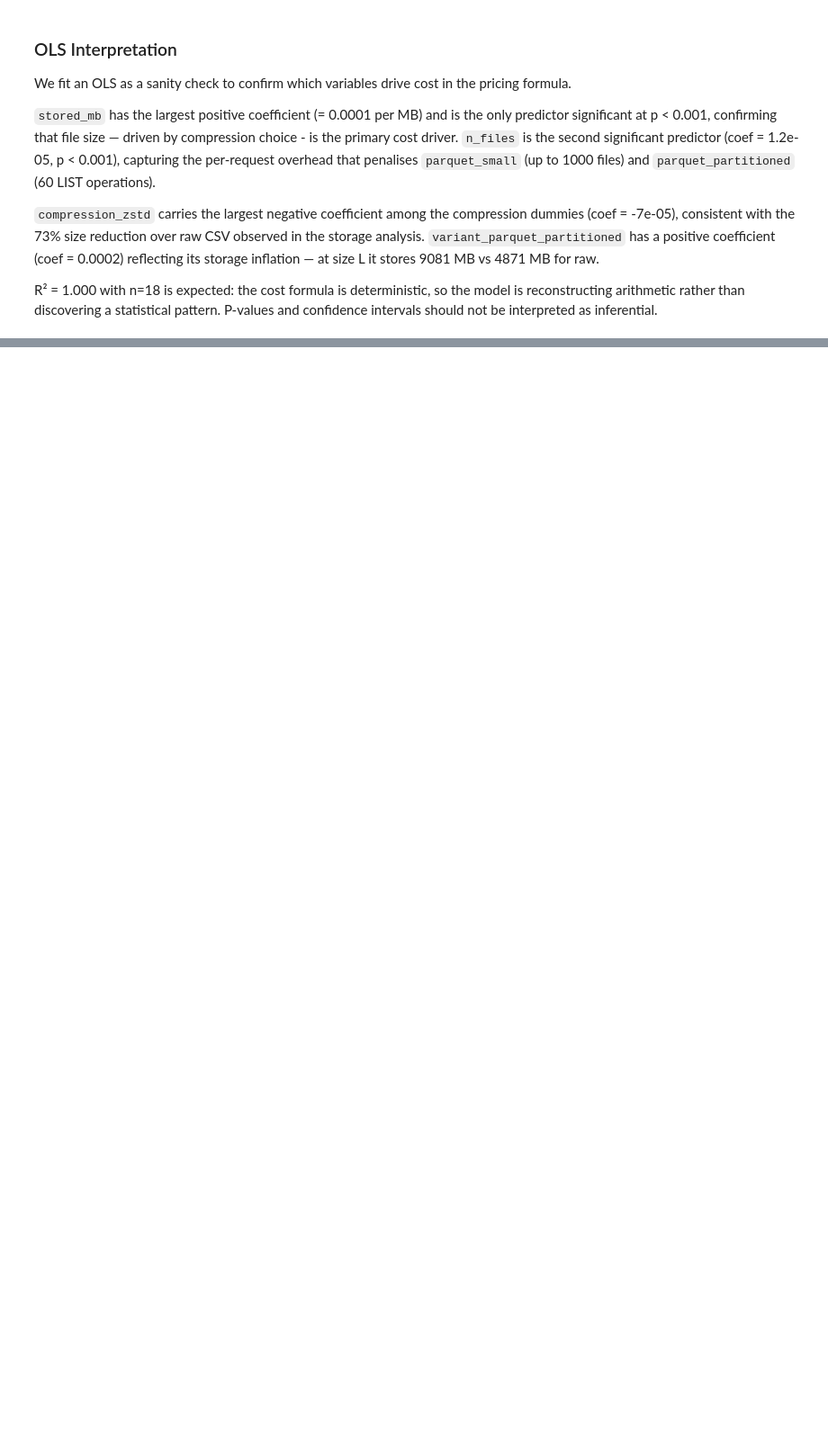
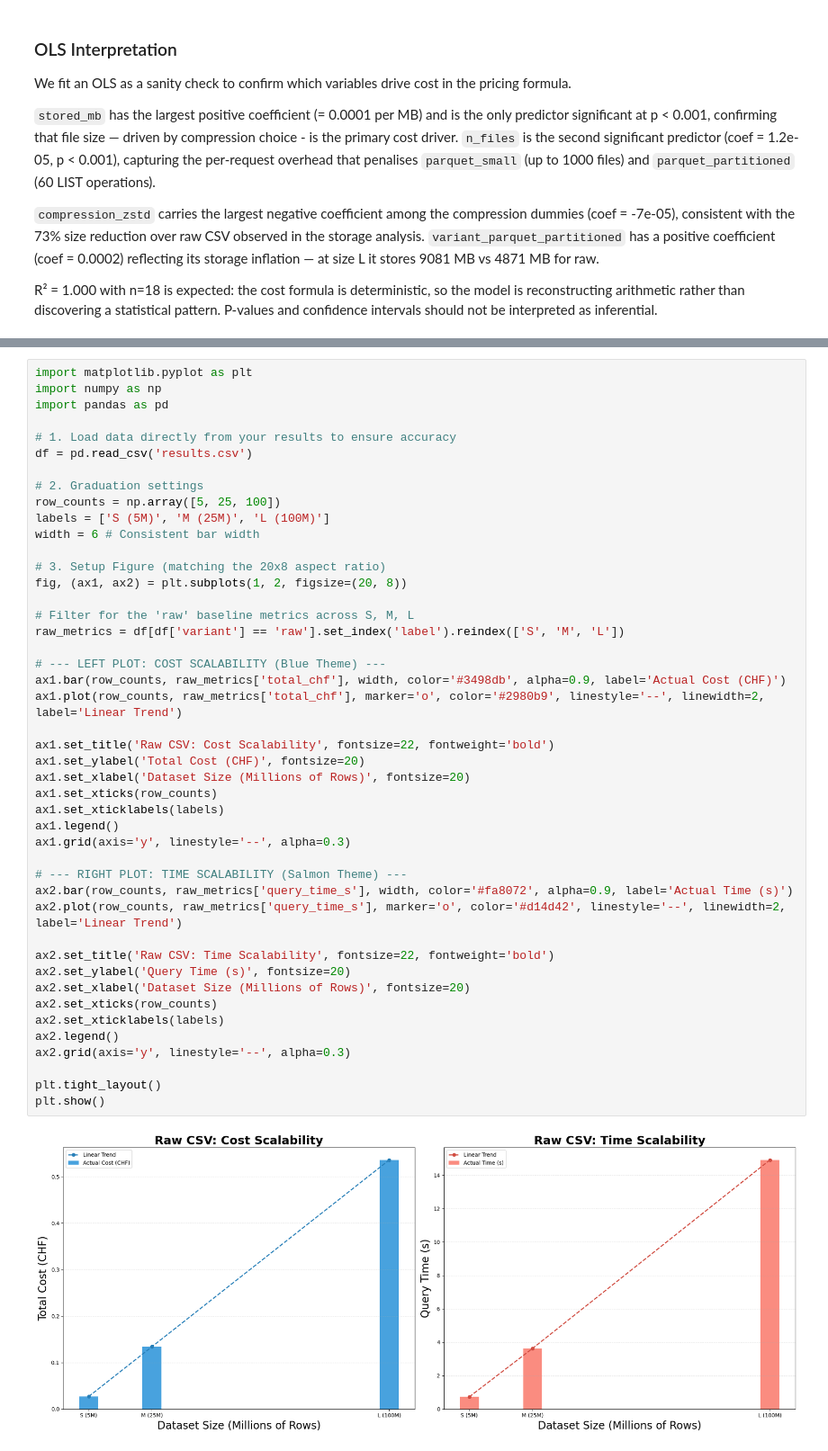
Before and after one commit to a2thesquare/CCBD_Project6, a Jupyter notebook: analysis.ipynb, the cells around one changed output, grey strips where cells are left out. Shown at 90% size. Cells and saved outputs as stored; diff of their text form; blank space fills up the shorter version.

```diff
--- a/analysis.ipynb
+++ b/analysis.ipynb
@@ -297,0 +287,47 @@ P-values and confidence intervals should not be interpreted as inferential.
+# %%
+import matplotlib.pyplot as plt
+import numpy as np
+import pandas as pd
+
+# 1. Load data directly from your results to ensure accuracy
+df = pd.read_csv('results.csv')
+
+# 2. Graduation settings
+row_counts = np.array([5, 25, 100])
+labels = ['S (5M)', 'M (25M)', 'L (100M)']
+width = 6 # Consistent bar width
+
+# 3. Setup Figure (matching the 20x8 aspect ratio)
+fig, (ax1, ax2) = plt.subplots(1, 2, figsize=(20, 8))
+
+# Filter for the 'raw' baseline metrics across S, M, L
+raw_metrics = df[df['variant'] == 'raw'].set_index('label').reindex(['S', 'M', 'L'])
+
+# --- LEFT PLOT: COST SCALABILITY (Blue Theme) ---
+ax1.bar(row_counts, raw_metrics['total_chf'], width, color='#3498db', alpha=0.9, label='Actual Cost (CHF)')
+ax1.plot(row_counts, raw_metrics['total_chf'], marker='o', color='#2980b9', linestyle='--', linewidth=2, label='Linear Trend')
+
+ax1.set_title('Raw CSV: Cost Scalability', fontsize=22, fontweight='bold')
+ax1.set_ylabel('Total Cost (CHF)', fontsize=20)
+ax1.set_xlabel('Dataset Size (Millions of Rows)', fontsize=20)
+ax1.set_xticks(row_counts)
+ax1.set_xticklabels(labels)
+ax1.legend()
+ax1.grid(axis='y', linestyle='--', alpha=0.3)
+
+# --- RIGHT PLOT: TIME SCALABILITY (Salmon Theme) ---
+ax2.bar(row_counts, raw_metrics['query_time_s'], width, color='#fa8072', alpha=0.9, label='Actual Time (s)')
+ax2.plot(row_counts, raw_metrics['query_time_s'], marker='o', color='#d14d42', linestyle='--', linewidth=2, label='Linear Trend')
+
+ax2.set_title('Raw CSV: Time Scalability', fontsize=22, fontweight='bold')
+ax2.set_ylabel('Query Time (s)', fontsize=20)
+ax2.set_xlabel('Dataset Size (Millions of Rows)', fontsize=20)
+ax2.set_xticks(row_counts)
+ax2.set_xticklabels(labels)
+ax2.legend()
+ax2.grid(axis='y', linestyle='--', alpha=0.3)
+
+plt.tight_layout()
+plt.show()
+# %% [output]
+[figure, added]
```
Also changed, not shown: parts of 13 cells of this notebook, 1 other file.
